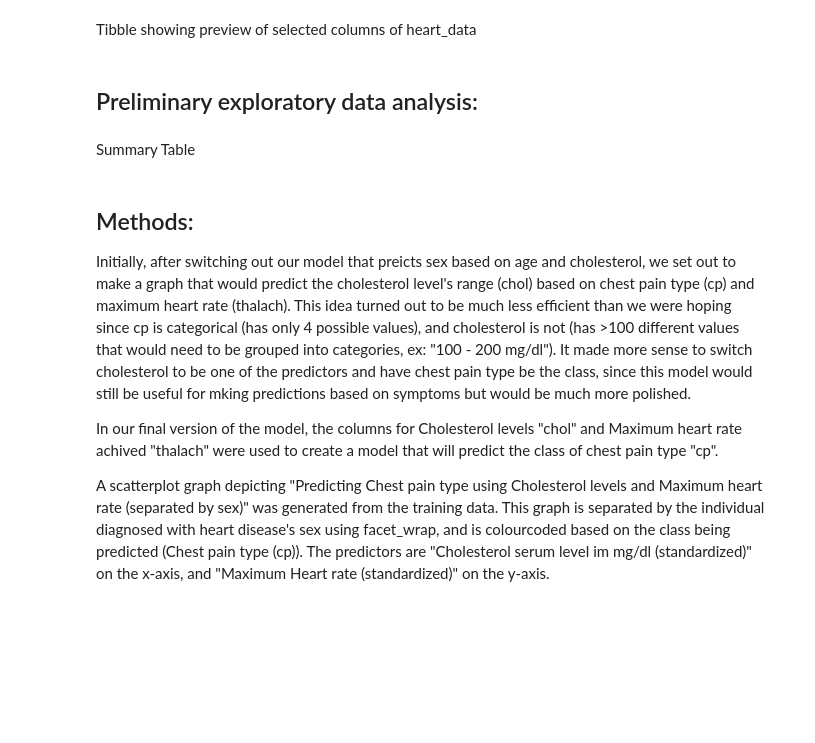
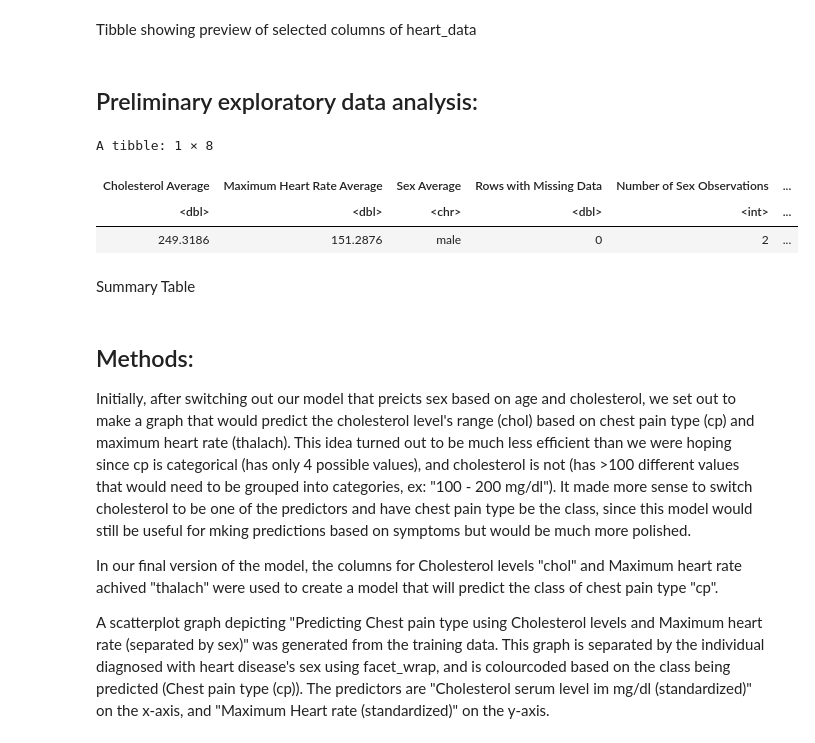
Before and after one commit to Skylertana/dsci-100-006-project-group2, a Jupyter notebook: localrepo.ipynb, the cells around one changed output. Drawn from its saved outputs; the diff is of its cells as text; code cells hidden in the pictures; blank space fills up the shorter version.

Commit message:
Finished Preliminary Data Analysis

```diff
--- a/localrepo.ipynb
+++ b/localrepo.ipynb
@@ -78,42 +78,47 @@ Tibble showing preview of selected columns of heart_data
 # %%
 set.seed(4321)
 
 heart_split1 <- initial_split(heart_data, prop = 0.75, strata = sex)
 heart_train1 <- training(heart_split1)
-
-age_count <- heart_train1 |>
-            reframe(unique(age)) |>
-            nrow()
 
 col_count <- heart_train1 |>
             reframe(unique(chol)) |>
             nrow()
 
 sex_count <- heart_train1 |>
             reframe(unique(sex)) |>
             nrow()
 
 thalach_count <- heart_train1 |>
             reframe(unique(thalach)) |>
             nrow()
 
 cp_count <- heart_train1 |>
             reframe(unique(cp)) |>
             nrow()
 
 summary_table <- heart_train1 |>
-    select(age, chol, sex, thalach) |>
-    mutate("Rows with Missing Data" = sum(is.na(age) | is.na(chol) | is.na(sex) | is.na(thalach))) |>
-    select(-sex) |>
+    mutate("Rows with Missing Data" = sum(is.na(chol) | is.na(sex) | is.na(thalach) | is.na(cp))) |>
+    mutate(sex = ifelse(sex == "male", 1, 2)) |>
+    select(-cp) |>
     map_df(mean) |>
+    mutate(sex1 = ifelse(sex > 1.5, "female", "male")) |>
+    relocate(sex1, .after = thalach) |>
     mutate("Number of Sex Observations" = sex_count,
            "Number of Cholesterol Observations" = col_count,
-           "Number of Age Observations" = age_count,
            "Number of Maximum Heart Rate Obersvations" = thalach_count,
            "Number of Chest Pain Type Observations" = cp_count) |>
-    rename("Cholesterol Average" = chol, "Age Average" = age,"Maximum Heart Rate Average" = thalach)
+    rename("Cholesterol Average" = chol, "Maximum Heart Rate Average" = thalach, "Sex Average" = sex1) |>
+    select(-sex)
+
+
 
 summary_table
+# %% [output]
+A tibble: 1 × 8
+| Cholesterol Average | Maximum Heart Rate Average | Sex Average | Rows with Missing Data | Number of Sex Observations | ... |
+| <dbl> | <dbl> | <chr> | <dbl> | <int> | ... |
+| 249.3186 | 151.2876 | male | 0 | 2 | ... |
 # %% [markdown]
 Summary Table
 # %% [markdown]
```
Also changed, not shown: parts of 1 cell of this notebook.
